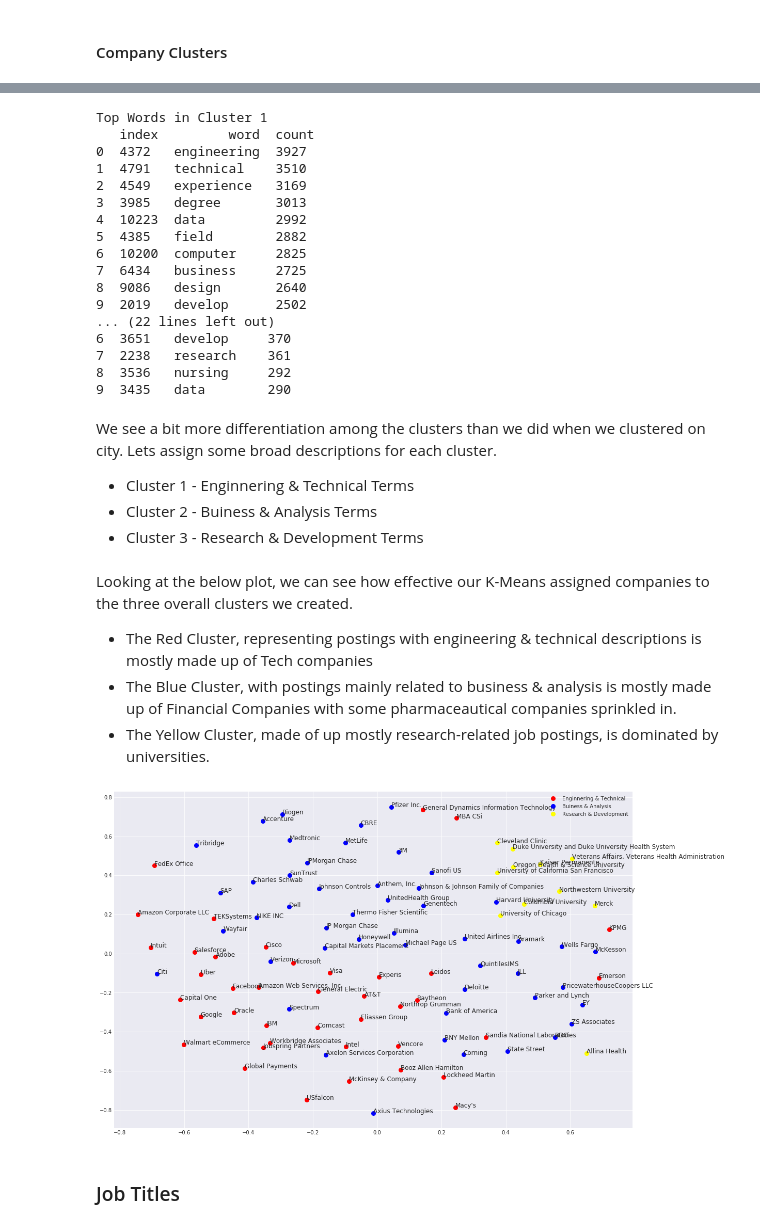
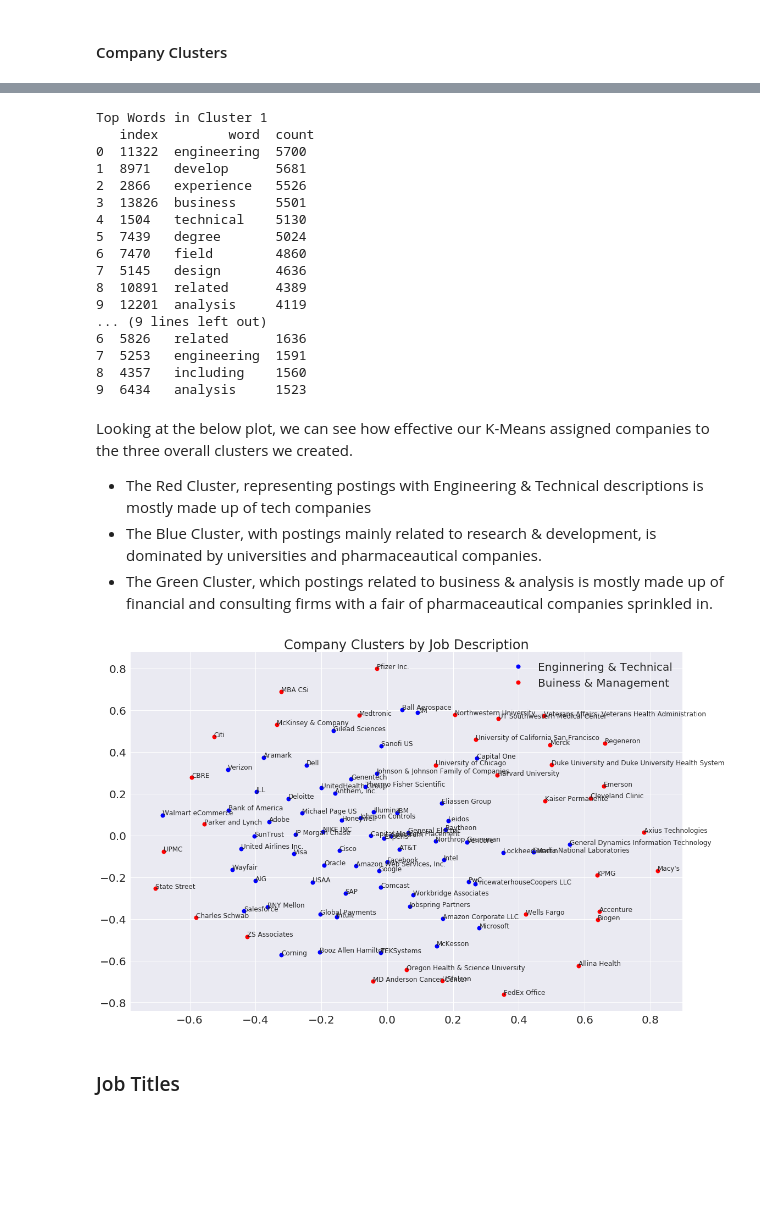
Before and after one commit to CollierKing/Classify_Jobs_Indeed, a Jupyter notebook: Jobs_Classification3.ipynb, the cells around one changed output, grey strips where cells are left out. Saved outputs shown, nothing was run; the diff lists cells and outputs as text; code cells hidden in the pictures; blank space fills up the shorter version.

```diff
--- a/Jobs_Classification3.ipynb
+++ b/Jobs_Classification3.ipynb
@@ -989,16 +1057,13 @@ from sklearn.feature_extraction.text import CountVectorizer
 from sklearn.feature_extraction.text import TfidfTransformer
 from sklearn.feature_extraction.text import TfidfVectorizer
 tfidf_transformer = Pipeline([
-                ('tfidf', TfidfVectorizer(ngram_range=(1,4),
-                                          max_df=0.9,
-                                          min_df=0.1,
-                                          stop_words='english'))])
+                ('tfidf', TfidfVectorizer())])
 tfidf_dat = tfidf_transformer.fit_transform(top_companies['text'])
 # %%
 from sklearn.cluster import KMeans
 distortions = []
-for i in range(1,20):
-    km = KMeans(n_clusters=i,init='k-means++',n_init=10,
+for i in range(1,10):
+    km = KMeans(n_clusters=i,n_init=10,
                max_iter=1000,random_state=99)
     km.fit(tfidf_dat)
     distortions.append(km.inertia_)
@@ -1017,5 +1082,5 @@ plt.show;
 # %%
-km = KMeans(n_clusters=3,init='k-means++',n_init=10,
+km = KMeans(n_clusters=2,n_init=10,
            max_iter=1000,random_state=101)
 km.fit(tfidf_dat)
 top_companies['cluster_num'] = km.labels_
@@ -1029,5 +1096,6 @@ df_cluster_three = top_companies[top_companies['cluster_num']==2]
 # %%
-for i in range(3):
+from collections import Counter
+for i in range(2):
     cluster = top_companies[top_companies['cluster_num']==i]
     result = Counter(" ".join(cluster["text"].values.tolist()).split(" "))
     word_counts_cluster = pd.DataFrame.from_dict(result, orient='index').reset_index()
@@ -1041,42 +1109,27 @@ for i in range(3):
 # %% [output]
 Top Words in Cluster 1
    index         word  count
-0  4372   engineering  3927
-1  4791   technical    3510
-2  4549   experience   3169
-3  3985   degree       3013
-4  10223  data         2992
-5  4385   field        2882
-6  10200  computer     2825
-7  6434   business     2725
-8  9086   design       2640
-9  2019   develop      2502
-... (22 lines left out)
-6  3651   develop     370
-7  2238   research    361
-8  3536   nursing     292
-9  3435   data        290
+0  11322  engineering  5700
+1  8971   develop      5681
+2  2866   experience   5526
+3  13826  business     5501
+4  1504   technical    5130
+5  7439   degree       5024
+6  7470   field        4860
+7  5145   design       4636
+8  10891  related      4389
+9  12201  analysis     4119
+... (9 lines left out)
+6  5826   related      1636
+7  5253   engineering  1591
+8  4357   including    1560
+9  6434   analysis     1523
-# %% [markdown]
-We see a bit more differentiation among the clusters than we did when we clustered on city. Lets assign some broad descriptions for each cluster.
-* Cluster 1 - Enginnering & Technical Terms
-* Cluster 2 - Buiness & Analysis Terms
-* Cluster 3 - Research & Development Terms
 # %%
-cluster_colors = {0:"red",
-#                  1:"orange",
-#                  2:"green",
-                 1:"blue",
-                 2:"yellow"}
-#                  5:"purple"}
+cluster_colors = {0:"blue",
+                 1:"red"}
 
 cluster_names = {0:"Enginnering & Technical",
-                 1:"Buiness & Analysis",
-                 2:"Research & Development"}
-# ,
-#                  3:"Data/Analyst",
-#                  4:"Marketing/Product Management"}
-
-#                 5:"?"}
+                 1:"Buiness & Management"}
 # %%
 from sklearn.manifold import MDS
 from sklearn.metrics.pairwise import cosine_similarity
@@ -1093,24 +1146,26 @@ mds_df = pd.DataFrame(dict(x=x,y=y,
 clusters = mds_df.groupby('cluster')
 # %% [markdown]
 Looking at the below plot, we can see how effective our K-Means assigned companies to the three overall clusters we created.
-* The Red Cluster, representing postings with engineering & technical descriptions is mostly made up of Tech companies
-* The Blue Cluster, with postings mainly related to business & analysis is mostly made up of Financial Companies with some pharmaceautical companies sprinkled in.
-* The Yellow Cluster, made of up mostly research-related job postings, is dominated by universities.
+* The Red Cluster, representing postings with Engineering & Technical descriptions is mostly made up of tech companies
+* The Blue Cluster, with postings mainly related to research & development, is dominated by universities and pharmaceautical companies.
+* The Green Cluster, which postings related to business & analysis is mostly made up of financial and consulting firms with a fair of pharmaceautical companies sprinkled in.
 # %%
 fig, ax = plt.subplots(figsize=(18, 12))
 
 ax.margins(0.05)
 for name, group in clusters:
     ax.plot(group.x, group.y, marker='o', linestyle='', ms=8,
             label=cluster_names[name], color=cluster_colors[name])
 
 ax.legend(numpoints=1)
 for idx, row in mds_df.iterrows():
     ax.text(row['x'],row['y'],
            row['companies'],size=12)
 
+ax.set_title("Company Clusters by Job Description")
+
 plt.show()
 # %% [output]
-[figure, old version]
+[figure, new version]
 # %% [markdown]
 ### Job Titles
```
Also changed, not shown: parts of 441 cells of this notebook, 2 other files.
